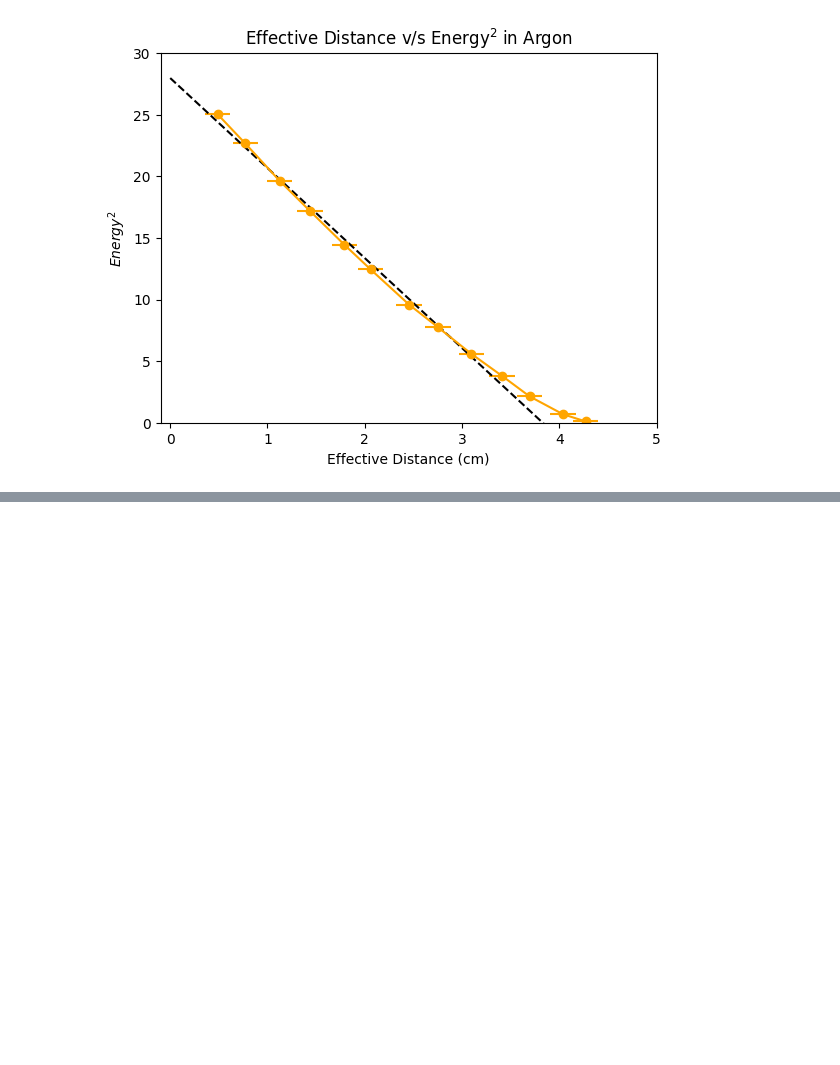
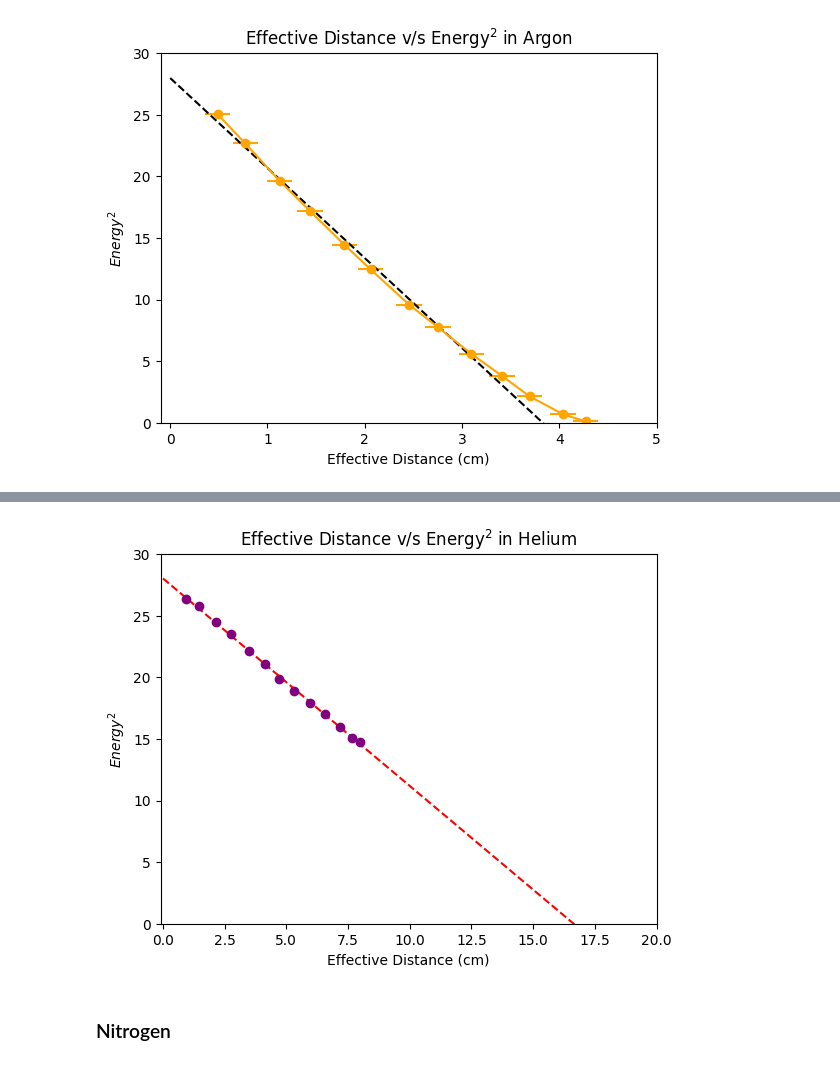
Before and after one commit to chinmayAmbasht/phys-403-alpha-range, a Jupyter notebook: day1.ipynb, the cells around one changed output, grey strips where cells are left out. Saved outputs shown, nothing was run; the diff lists cells and outputs as text; code cells hidden in the pictures; blank space fills up the shorter version.

```diff
--- a/day1.ipynb
+++ b/day1.ipynb
@@ -184,0 +230,17 @@ plt.savefig('./Plots/effective_distance_vs_E_argon.png', dpi = 300)
+# %%
+# dont join the scatter points
+plt.errorbar(x_eff_He, np.array(energies_He)**2, xerr= delta_x_eff_He, yerr=np.array(energies_uncertainties_He)**2, marker ='o', color = 'purple', linestyle = 'None')
+#plt.errorbar(x_eff_He, np.array(energies_He)**2, xerr= delta_x_eff_He, yerr=np.array(energies_uncertainties_He)**2, marker ='o', color = 'purple')
+plt.xlim(-0.1, 20)
+plt.ylim(0, 30)
+Y_fit4 = np.polyfit(x_eff_He, np.array(energies_He)**2, 1)
+xs = np.linspace(0, 20, 100)
+plt.plot(xs, Y_fit4[0] * xs + Y_fit4[1], color = 'red', linestyle = '--')
+plt.xlabel('Effective Distance (cm)')
+plt.ylabel(r'$Energy^2$')
+plt.title(r'Effective Distance v/s Energy$^2$ in Helium')
+plt.savefig('./Plots/effective_distance_vs_E_helium.png', dpi = 300)
+# %% [output]
+[figure, added]
+# %% [markdown]
+### Nitrogen
```
Also changed, not shown: parts of 13 cells of this notebook, 37 other files.
